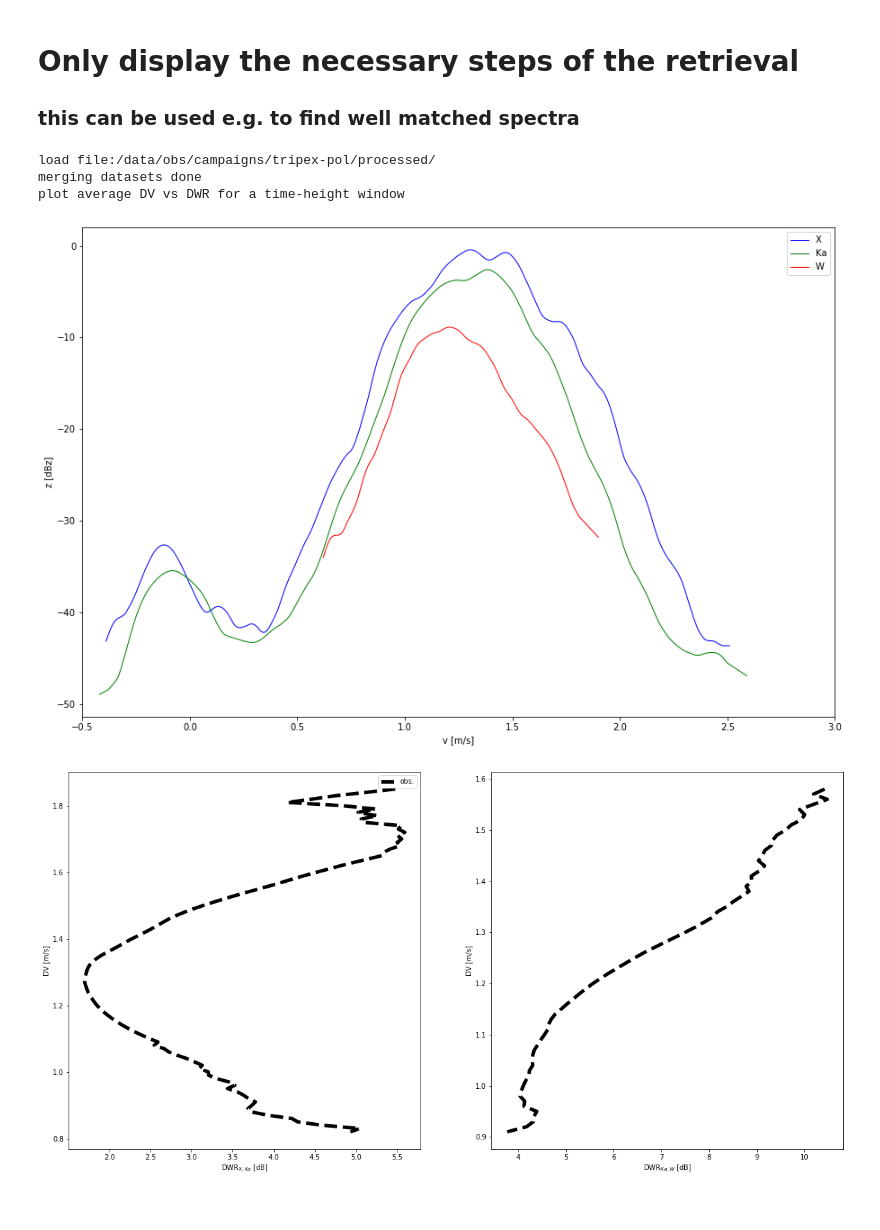
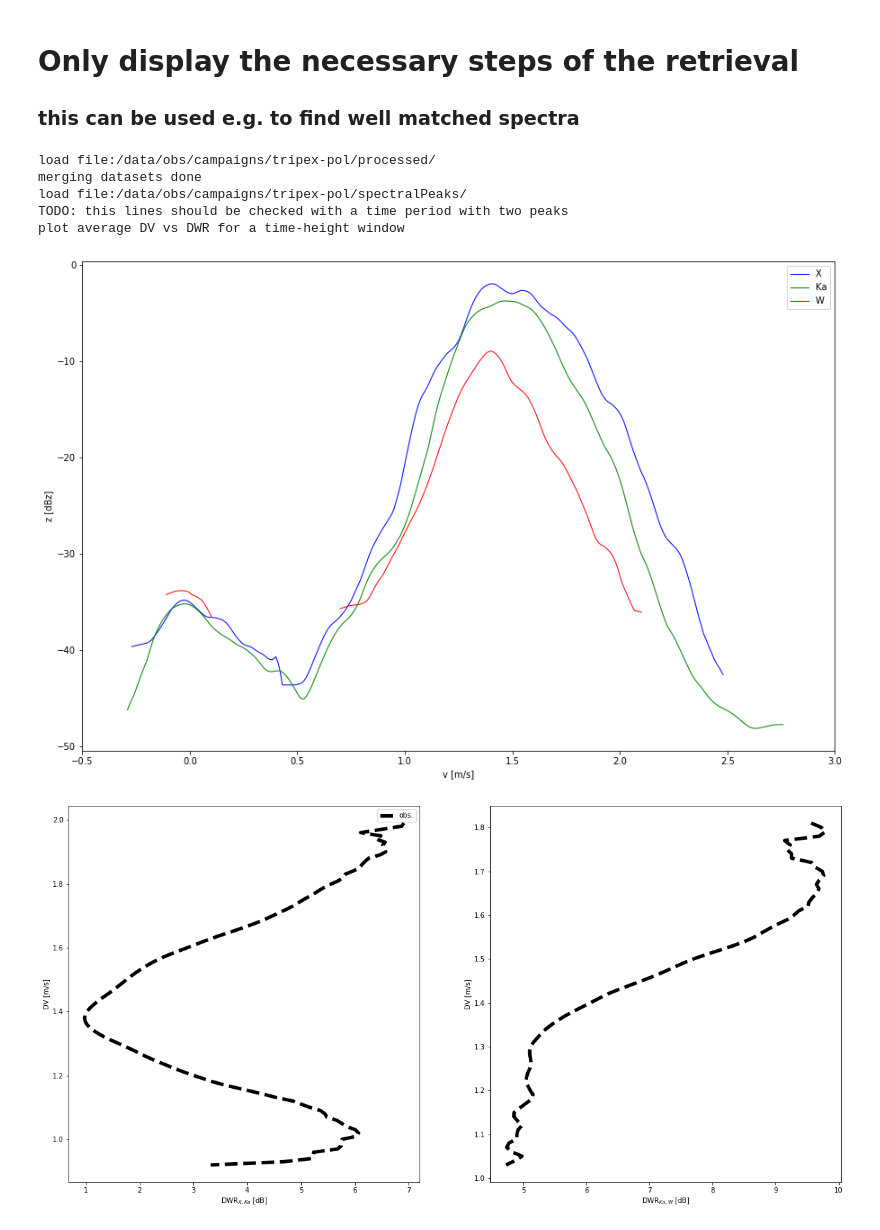
Before and after one commit to OPTIMICe-team/PSDretrieval, a Jupyter notebook: notebooks/compactRetrieval.ipynb, the cells around one changed output. Cells and saved outputs as stored; diff of their text form; code cells hidden in the pictures.

```diff
--- a/notebooks/compactRetrieval.ipynb
+++ b/notebooks/compactRetrieval.ipynb
@@ -15,35 +15,44 @@ warnings.filterwarnings('ignore')
 ##load data
 #define time
 date = "20190113"
-time = "06:58:24"
+time = "06:57:24"
 hcenter=2000 #[m]
 #load data (this is a window of time and height, which can define by additional input parameters)
 SpecWindow  = pR.loadSpectra(loadSample=False,dataPath="/data/obs/campaigns/tripex-pol/processed/",createSample=True,date=date,time=time,tRange=1,hRange=180,hcenter=hcenter)
+#load the Spectral Window
+PeaksWindow  = pR.loadPeaks(loadSample=False,dataPath="/data/obs/campaigns/tripex-pol/spectralPeaks/",createSample=True,date=date,time=time,tRange=1,hRange=180,hcenter=hcenter)
 #load the single spectra
 SpecSingle  = pR.selectSingleTimeHeight(SpecWindow)
 
+##get vertical wind information from the Spectral data
+SpecWindow = pR.addVerticalWindToSpecWindow(SpecWindow,PeaksWindow)
+SpecSingle  = pR.selectSingleTimeHeight(SpecWindow)
+SpecSingleWshifted  = pR.shiftSpectra(SpecSingle)
+
 ##plot spectra
 fig,ax = plt.subplots(nrows=1,ncols=1,figsize=(15,10))
-ax = pl.plotObsSpectra(SpecSingle,ax)
+ax = pl.plotObsSpectra(SpecSingleWshifted,ax)
 
 ##find best fitting particle type
 #get names of all particle types
 ParticleTypesList    = [*snowScatt.snowLibrary._fileList.keys()] #read https://www.python.org/dev/peps/pep-0448/ for the [*...] formalism
 #ParticleTypesList   = ["vonTerzi_mixcoldend","vonTerzi_mixcoldend_rimed05"]
 #find best fitting particle type
 #[bestPartType,orderedListPartType] = rU.findBestFittingPartType(ParticleTypesList,SpecWindow)
 
 ##plot sDWR vs DV for best fitting particle type
 fig2,axes2 = plt.subplots(nrows=1,ncols=2,figsize=(20,10))
-SpecWindow = pR.cutLowZe(SpecWindow,zeThreshold=-15)
+SpecWindow = pR.cutLowZe(SpecWindow,zeThreshold=-20)
 __ = pl.plotSDWRvsDVobs(SpecWindow,axes2)
 #calculate single-particle properties from snowScatt model
 #Zx, Zk, Zw, Dmax, K2, vel = sc.model3fOne(bestPartType)
 #DWRxk = Zx - Zk; DWRkw = Zk - Zw
 #axes2 = pl.plotSDWRvsDVmodel(vel,DWRxk,DWRkw,axes2,bestPartType)
 # %% [output]
 load file:/data/obs/campaigns/tripex-pol/processed/
 merging datasets done
+load file:/data/obs/campaigns/tripex-pol/spectralPeaks/
+TODO: this lines should be checked with a time period with two peaks
 plot average DV vs DWR for a time-height window
-[figure, old version]
+[figure, new version]
-[figure, old version]
+[figure, new version]
```
Also changed, not shown: parts of 1 cell of this notebook, 4 other files.
